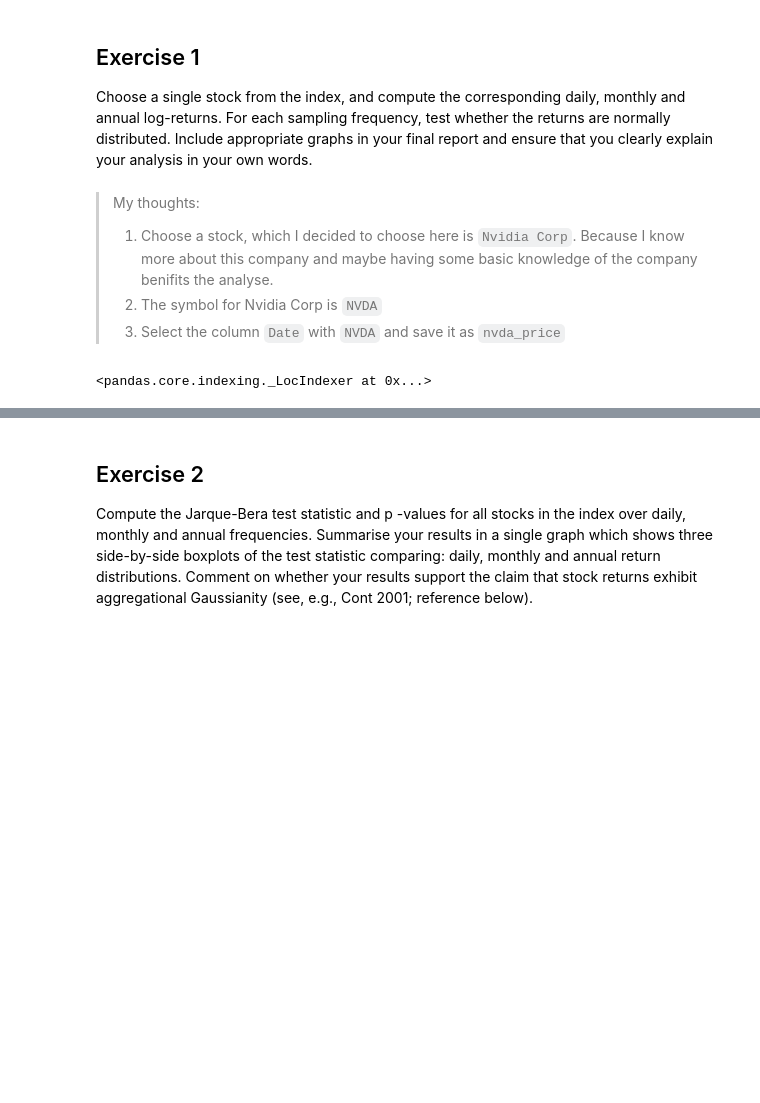
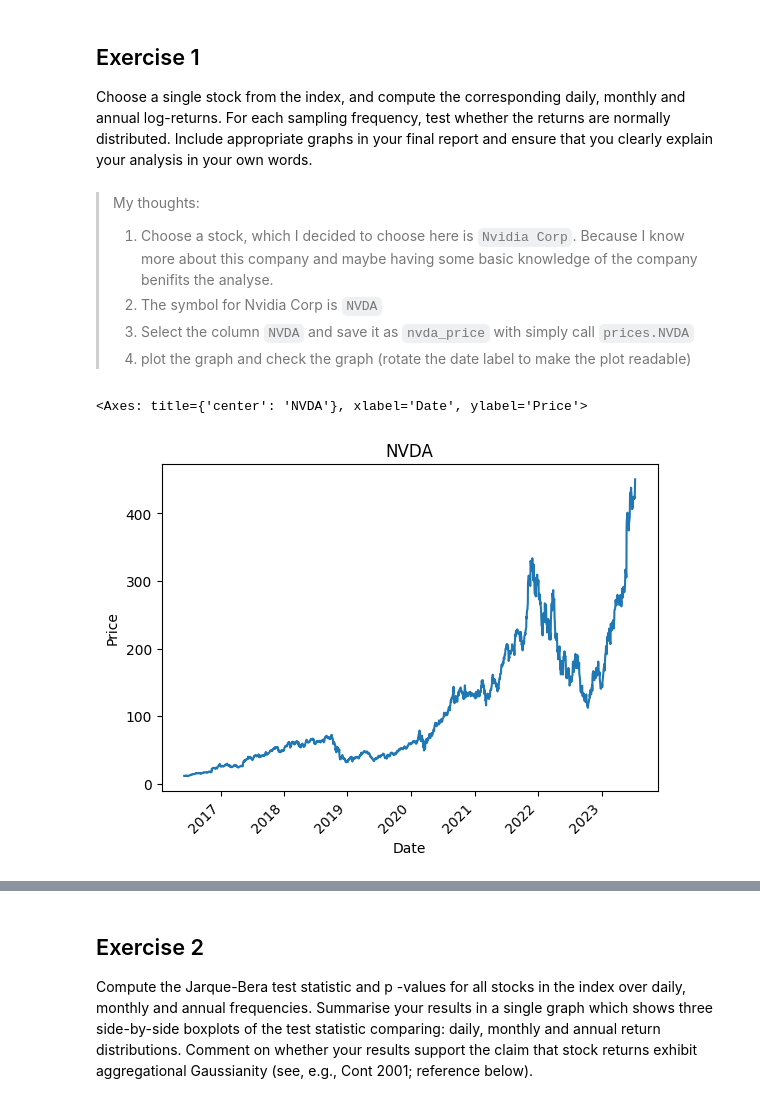
Before and after one commit to izero0324/Scientific-Computing-For-Finance, a Jupyter notebook: lab8/lab8.ipynb, the cells around one changed output, grey strips where cells are left out. Saved outputs shown, nothing was run; the diff lists cells and outputs as text; code cells hidden in the pictures; blank space fills up the shorter version.

```diff
--- a/lab8/lab8.ipynb
+++ b/lab8/lab8.ipynb
@@ -50,0 +55,6 @@ prices.head()                               # check the dataframe
+# %%
+prices = pd.read_csv(csv_path)                      # read the s&p 100 csv file and store it in a dataframe with Date as index
+pd.to_datetime(prices['Date'])
+prices.set_index(pd.to_datetime(prices['Date']), inplace=True)
+prices = prices.drop('Date', axis=1)
+prices.head()                                       # check the dataframe again
@@ -55,9 +74,11 @@ Choose a single stock from the index, and compute the corresponding daily, month
 > My thoughts:
 > 1. Choose a stock, which I decided to choose here is `Nvidia Corp`. Because I know more about this company and maybe having some basic knowledge of the company benifits the analyse.
 > 2. The symbol for Nvidia Corp is `NVDA`
-> 3. Select the column `Date` with `NVDA` and save it as `nvda_price`
->
+> 3. Select the column `NVDA` and save it as `nvda_price` with simply call `prices.NVDA`
+> 4. plot the graph and check the graph (rotate the date label to make the plot readable)
-# %%
-nvda_price = prices[['Date', 'NVDA']]
-# %% [output]
-<pandas.core.indexing._LocIndexer at 0x...>
+# %%
+nvda_price = prices.NVDA
+nvda_price.plot(title='NVDA',xlabel='Date', ylabel='Price',rot=45 )
+# %% [output]
+<Axes: title={'center': 'NVDA'}, xlabel='Date', ylabel='Price'>
+[figure, added]
```
Also changed, not shown: parts of 23 cells of this notebook, 3 other files.
